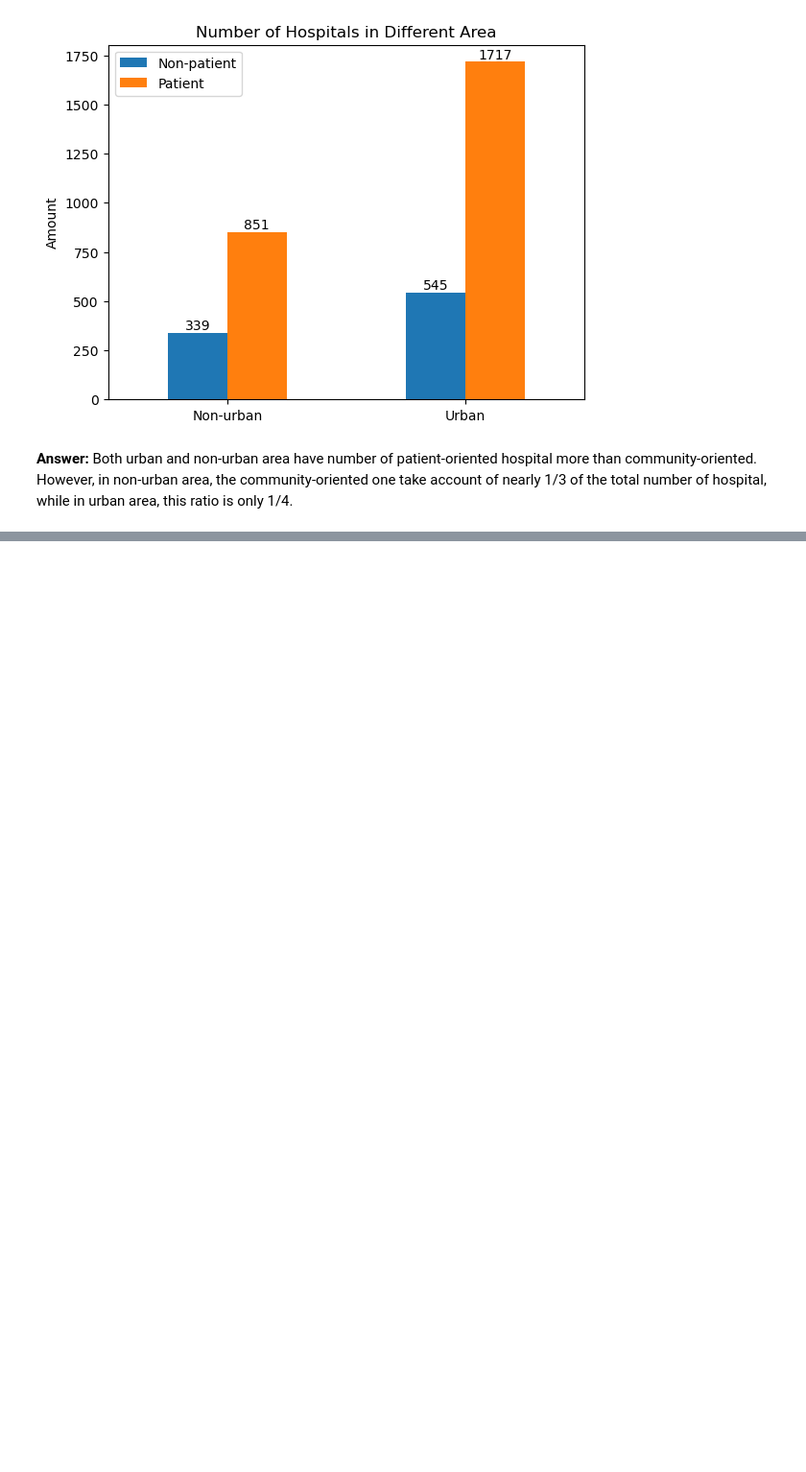
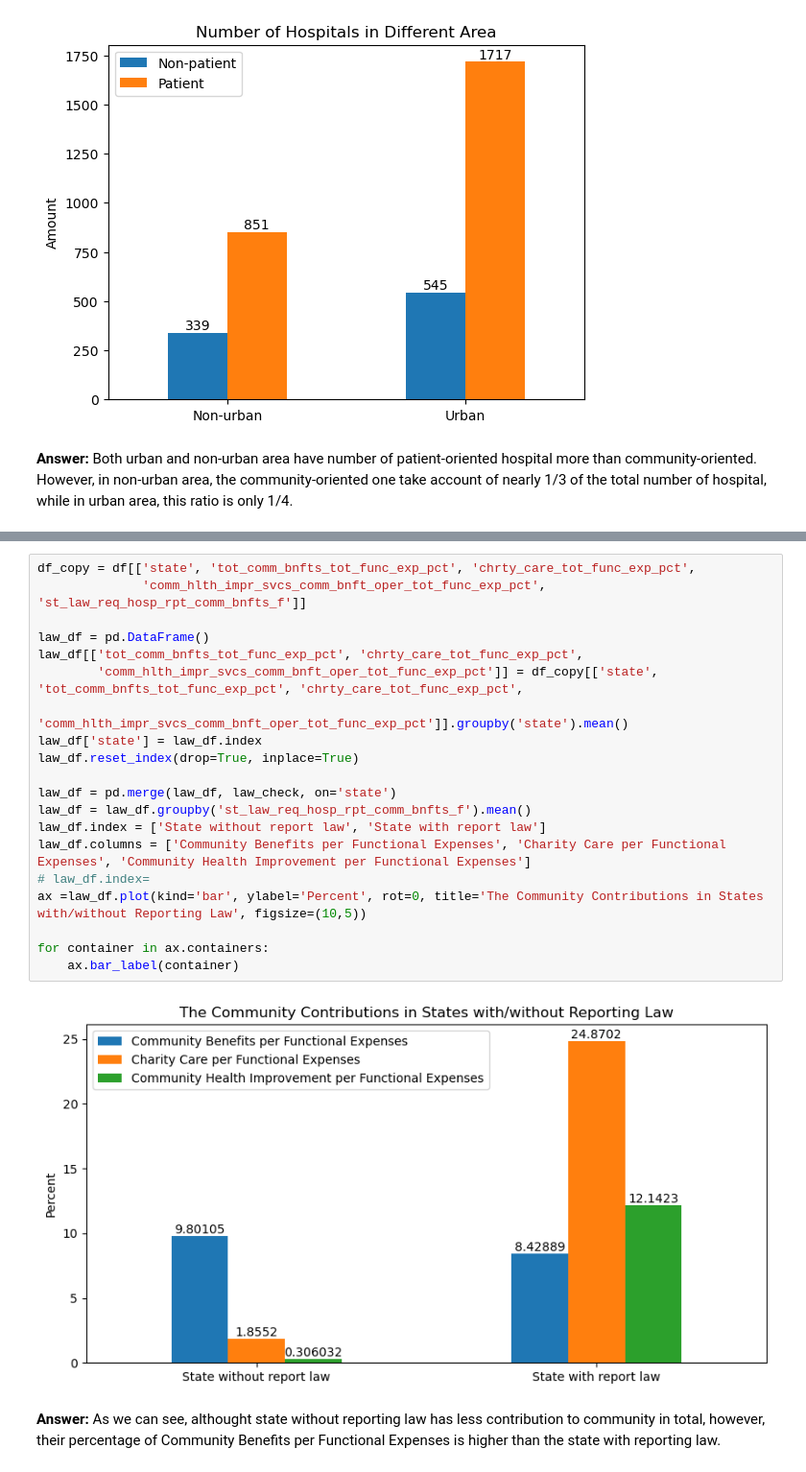
Before and after one commit to gigachad0209/Final-Project---NMKHDL, a Jupyter notebook: eda.ipynb, the cells around one changed output, grey strips where cells are left out. Shown: that part at 96% size. Cells and saved outputs as stored; diff of their text form; blank space fills up the shorter version.

```diff
--- a/eda.ipynb
+++ b/eda.ipynb
@@ -220,0 +222,24 @@ for col, ax in zip(combinations, axes.ravel()):
+# %%
+df_copy = df[['state', 'tot_comm_bnfts_tot_func_exp_pct', 'chrty_care_tot_func_exp_pct',
+              'comm_hlth_impr_svcs_comm_bnft_oper_tot_func_exp_pct', 'st_law_req_hosp_rpt_comm_bnfts_f']]
+
+law_df = pd.DataFrame()
+law_df[['tot_comm_bnfts_tot_func_exp_pct', 'chrty_care_tot_func_exp_pct',
+        'comm_hlth_impr_svcs_comm_bnft_oper_tot_func_exp_pct']] = df_copy[['state', 'tot_comm_bnfts_tot_func_exp_pct', 'chrty_care_tot_func_exp_pct',
+                                                                           'comm_hlth_impr_svcs_comm_bnft_oper_tot_func_exp_pct']].groupby('state').mean()
+law_df['state'] = law_df.index
+law_df.reset_index(drop=True, inplace=True)
+
+law_df = pd.merge(law_df, law_check, on='state')
+law_df = law_df.groupby('st_law_req_hosp_rpt_comm_bnfts_f').mean()
+law_df.index = ['State without report law', 'State with report law']
+law_df.columns = ['Community Benefits per Functional Expenses', 'Charity Care per Functional Expenses', 'Community Health Improvement per Functional Expenses']
+# law_df.index=
+ax =law_df.plot(kind='bar', ylabel='Percent', rot=0, title='The Community Contributions in States with/without Reporting Law', figsize=(10,5))
+
+for container in ax.containers:
+    ax.bar_label(container)
+# %% [output]
+[figure, added]
+# %% [markdown]
+**Answer:** As we can see, althought state without reporting law has less contribution to community in total, however, their percentage of Community Benefits per Functional Expenses is higher than the state with reporting law.
```
Also changed, not shown: parts of 7 cells of this notebook.
